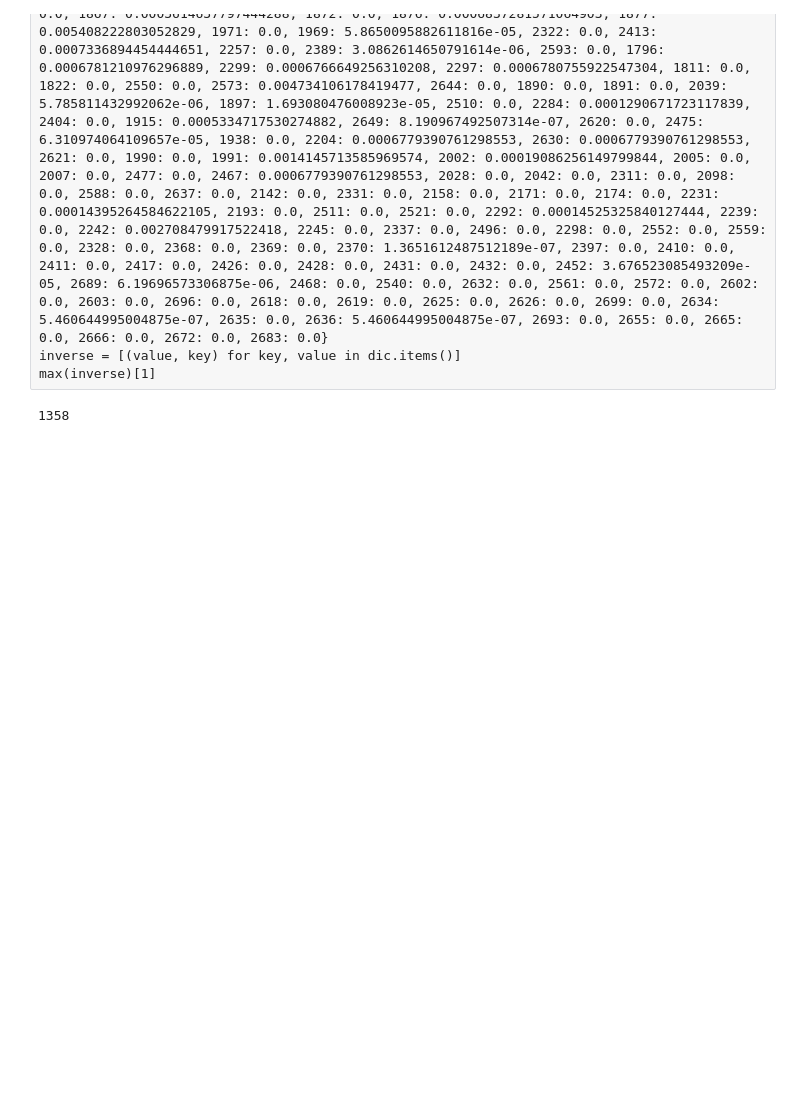
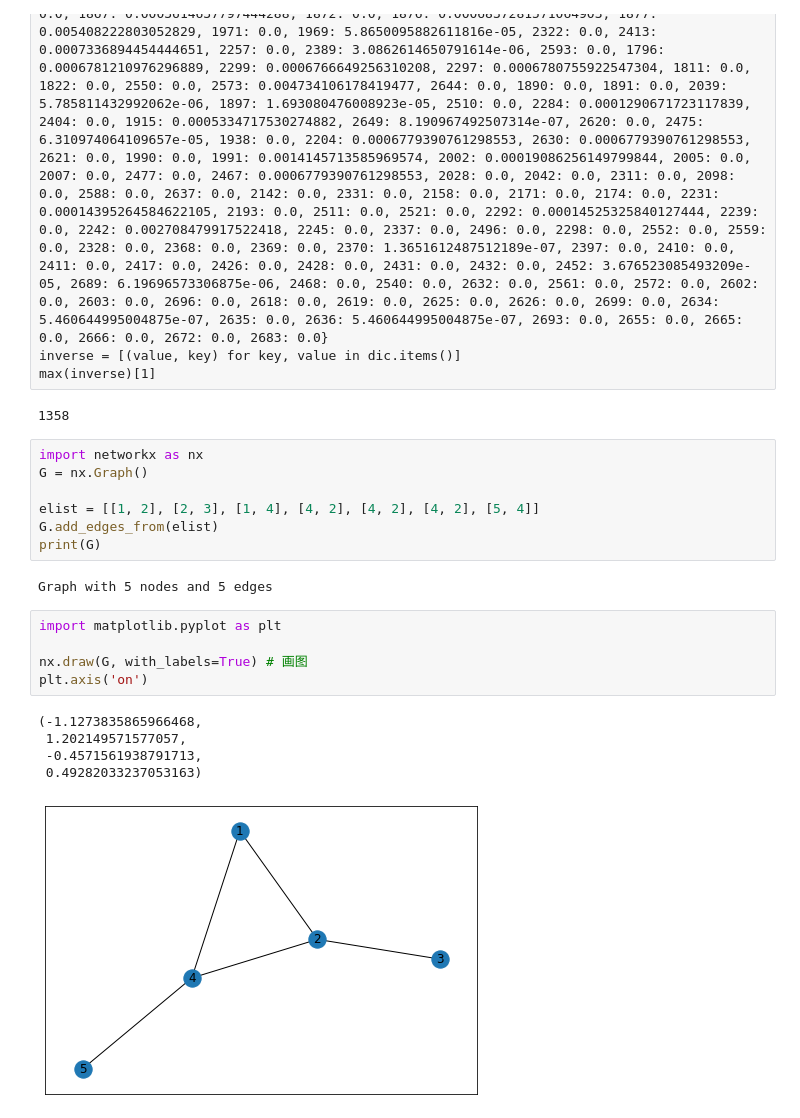
Before and after one commit to yinghuali/GraphPrior, a Jupyter notebook: Test.ipynb, the cells around one changed output. Drawn from its saved outputs; the diff is of its cells as text; blank space fills up the shorter version.

```diff
--- a/Test.ipynb
+++ b/Test.ipynb
@@ -66,3 +66,23 @@ inverse = [(value, key) for key, value in dic.items()]
 max(inverse)[1]
 # %% [output]
 1358
+# %%
+import networkx as nx
+G = nx.Graph()
+
+elist = [[1, 2], [2, 3], [1, 4], [4, 2], [4, 2], [4, 2], [5, 4]]
+G.add_edges_from(elist)
+print(G)
+# %% [output]
+Graph with 5 nodes and 5 edges
+# %%
+import matplotlib.pyplot as plt
+
+nx.draw(G, with_labels=True) # 画图
+plt.axis('on')
+# %% [output]
+(-1.1273835865966468,
+ 1.202149571577057,
+ -0.4571561938791713,
+ 0.49282033237053163)
+[figure, added]
```
Also changed, not shown: 1 other file.
